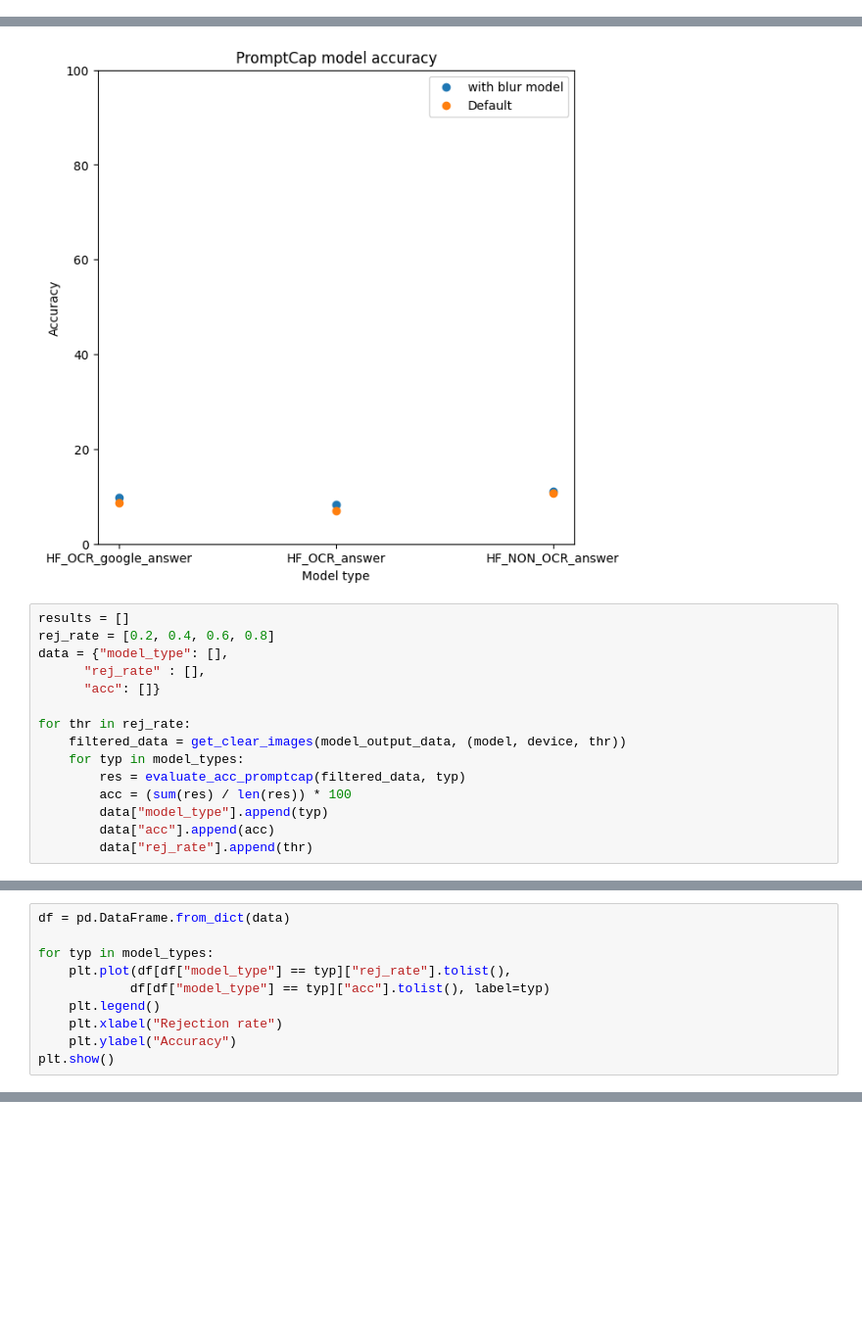
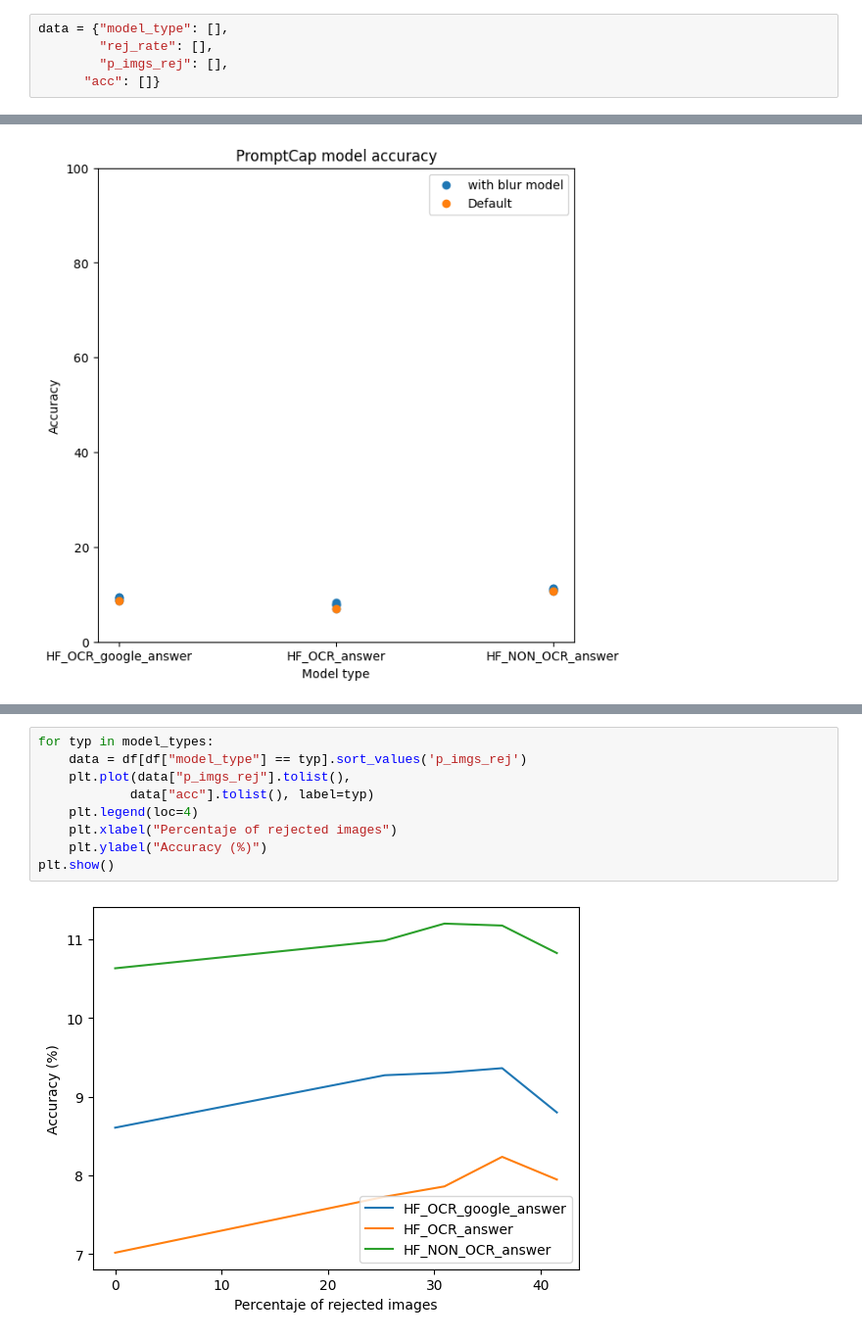
Before and after one commit to arcb01/GED-TFG, a Jupyter notebook: src/vqa_accuracy.ipynb, the cells around one changed output, grey strips where cells are left out. Shown at 98% size. Cells and saved outputs as stored; diff of their text form; blank space fills up the shorter version.

Commit message:
pre p_rej_imgs curve

```diff
--- a/src/vqa_accuracy.ipynb
+++ b/src/vqa_accuracy.ipynb
@@ -306,2 +312,7 @@ model_params = (model, device, threshold)
+# %%
+data = {"model_type": [],
+        "rej_rate": [],
+        "p_imgs_rej": [],
+      "acc": []}
 # %%
 blur_results = []
@@ -330,18 +350,3 @@ plt.legend()
 plt.show()
 # %% [output]
 [figure]
-# %%
-results = []
-rej_rate = [0.2, 0.4, 0.6, 0.8]
-data = {"model_type": [],
-      "rej_rate" : [],
-      "acc": []}
-
-for thr in rej_rate:
-    filtered_data = get_clear_images(model_output_data, (model, device, thr))
-    for typ in model_types:
-        res = evaluate_acc_promptcap(filtered_data, typ)
-        acc = (sum(res) / len(res)) * 100
-        data["model_type"].append(typ)
-        data["acc"].append(acc)
-        data["rej_rate"].append(thr)
@@ -350,10 +352,0 @@ Finshed Percent: [##################--] 89%
-# %%
-df = pd.DataFrame.from_dict(data)
-
-for typ in model_types:
-    plt.plot(df[df["model_type"] == typ]["rej_rate"].tolist(),
-            df[df["model_type"] == typ]["acc"].tolist(), label=typ)
-    plt.legend()
-    plt.xlabel("Rejection rate")
-    plt.ylabel("Accuracy")
-plt.show()
@@ -361,0 +374,11 @@ plt.show()
+# %%
+for typ in model_types:
+    data = df[df["model_type"] == typ].sort_values('p_imgs_rej')
+    plt.plot(data["p_imgs_rej"].tolist(),
+            data["acc"].tolist(), label=typ)
+    plt.legend(loc=4)
+    plt.xlabel("Percentaje of rejected images")
+    plt.ylabel("Accuracy (%)")
+plt.show()
+# %% [output]
+[figure, added]
```
Also changed, not shown: parts of 8 cells of this notebook.
